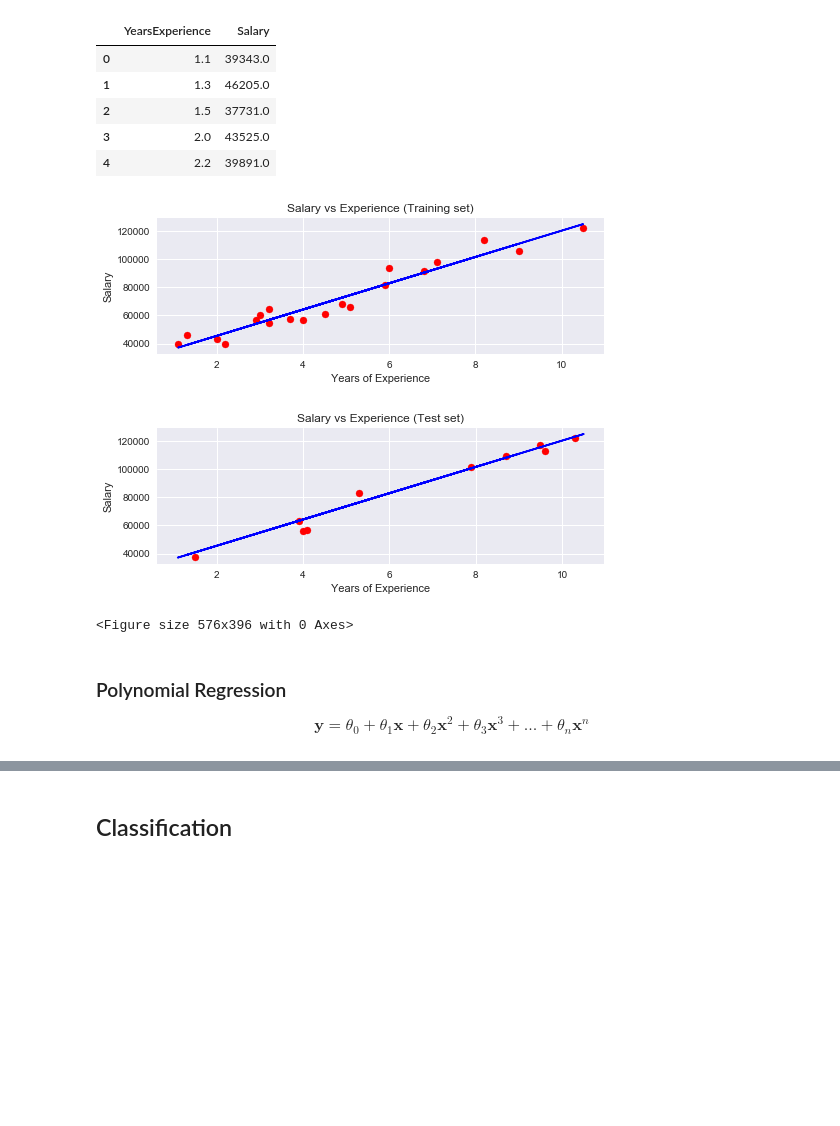
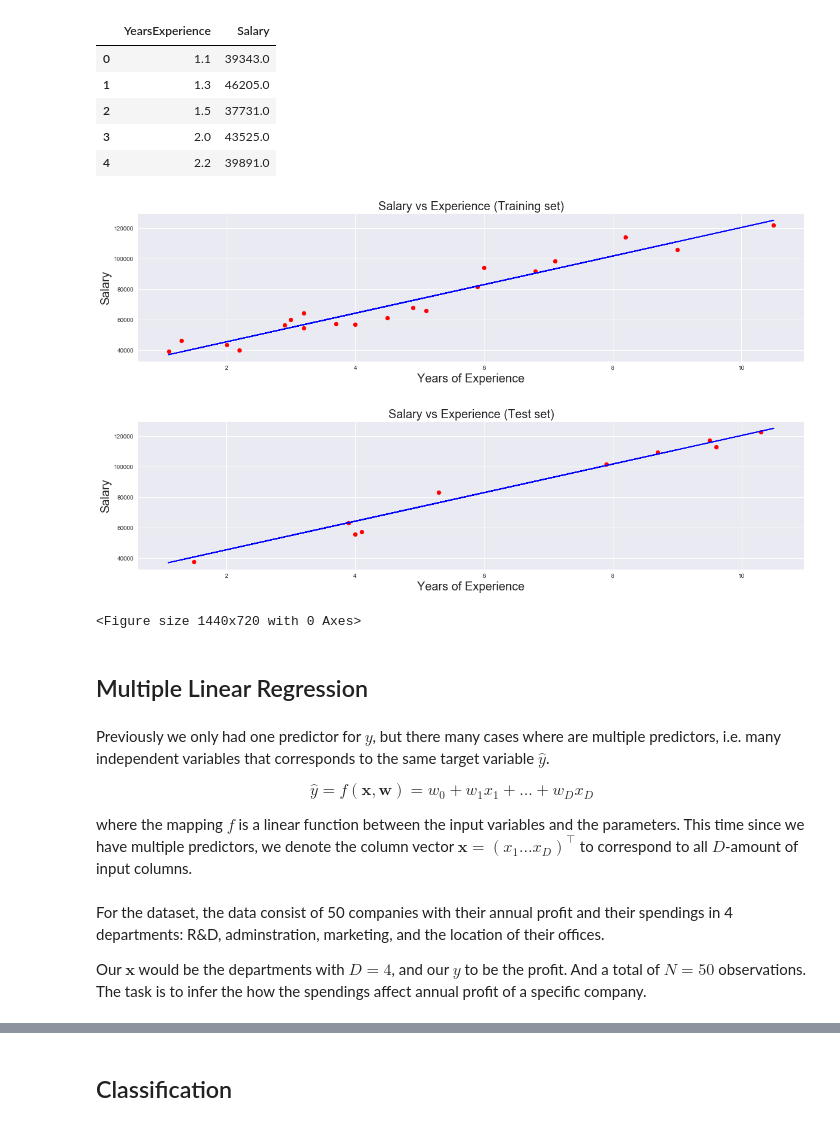
Before and after one commit to fz16336/Machine-Learning, a Jupyter notebook: SupervisedLearning.ipynb, the cells around one changed output, grey strips where cells are left out. Cells and saved outputs as stored; diff of their text form; code cells hidden in the pictures; blank space fills up the shorter version.

```diff
--- a/SupervisedLearning.ipynb
+++ b/SupervisedLearning.ipynb
@@ -16,2 +16,17 @@ plt.style.use('seaborn')
+# %%
+import numpy as np
+import matplotlib.pyplot as plt
+from matplotlib.colors import ListedColormap
+plt.style.use('seaborn')
+import matplotlib.pylab as pylab
+pylab.rcParams['figure.figsize'] = (20, 10)
+pylab.rcParams['font.size'] = 24
+import pandas as pd
+import warnings
+# These warnings filter are only to
+# Reminder: some functions in sckitlearn have been/will be depreceated, remember to lookup replacements. Uncomment for info
+warnings.simplefilter(action='ignore', category=FutureWarning)
+warnings.simplefilter(action='ignore', category=DeprecationWarning)
+#warnings.filterwarnings(action='ignore', category=DataConversionWarning)
 # %% [markdown]
 ## Regression
@@ -35,44 +63,52 @@ data.head() # use data.head(data.shape[0]) to show all rows
 | 3 | 2.0 | 43525.0 |
 | 4 | 2.2 | 39891.0 |
 # %%
+pylab.rcParams['figure.figsize'] = (20, 10)
+pylab.rcParams['font.size'] = 24
 # Splitting the dataset into the Training set and Test set
-from sklearn.model_selection import train_test_split
 X_train, X_test, y_train, y_test = train_test_split(X, y, test_size = 1/3, random_state = 0)
 
 # Fitting Simple Linear Regression to the Training set
-from sklearn.linear_model import LinearRegression
 regressor = LinearRegression()
 regressor.fit(X_train, y_train)
 
 # Predicting the Test set results
 y_pred = regressor.predict(X_test)
 
 # Visualising the Training set results
-plt.style.use('seaborn')
 plt.subplot(2,1,1)
 plt.scatter(X_train, y_train, color = 'red')
 plt.plot(X_train, regressor.predict(X_train), color = 'blue')
-plt.title('Salary vs Experience (Training set)')
-plt.xlabel('Years of Experience')
-plt.ylabel('Salary')
+plt.title('Salary vs Experience (Training set)',fontsize = 20)
+plt.xlabel('Years of Experience',fontsize = 20)
+plt.ylabel('Salary',fontsize = 20)
 plt.show()
 
 # Visualising the Test set results
 plt.subplot(2,1,2)
 plt.scatter(X_test, y_test, color = 'red')
 plt.plot(X_train, regressor.predict(X_train), color = 'blue')
-plt.title('Salary vs Experience (Test set)')
-plt.xlabel('Years of Experience')
-plt.ylabel('Salary')
+plt.title('Salary vs Experience (Test set)', fontsize = 20)
+plt.xlabel('Years of Experience',fontsize = 20)
+plt.ylabel('Salary',fontsize = 20)
 plt.show()
 
 plt.tight_layout()
 # %% [output]
-[figure, old version]
+[figure, new version]
-[figure, old version]
+[figure, new version]
-<Figure size 576x396 with 0 Axes>
+<Figure size 1440x720 with 0 Axes>
-# %% [markdown]
-### Polynomial Regression
-$$
-\mathbf{y} = \theta_{0} + \theta_{1}\mathbf{x} + \theta_{2}\mathbf{x}^{2} + \theta_{3}\mathbf{x}^{3} + ... + \theta_{n}\mathbf{x}^{n}
-$$
+# %% [markdown]
+## Multiple Linear Regression
+# %% [markdown]
+Previously we only had one predictor for $y$, but there many cases where are multiple predictors, i.e. many independent variables that corresponds to the same target variable $\hat{y}$.
+
+$$
+\hat{y} = f(\mathbf{x},\mathbf{w}) = w_{0} + w_{1}x_{1} + ... + w_{D}x_{D}
+$$
+
+where the mapping $f$ is a linear function between the input variables and the parameters. This time since we have multiple predictors, we denote the column vector $\mathbf{x} = ({x}_{1} ... {x}_{D})^\intercal$ to correspond to all $D$-amount of input columns.
+# %% [markdown]
+For the dataset, the data consist of 50 companies with their annual profit and their spendings in 4 departments: R&D, adminstration, marketing, and the location of their offices.
+
+Our $\mathbf{x}$ would be the departments with $D=4$, and our $y$ to be the profit. And a total of  $N=50$ observations. The task is to infer the how the spendings affect annual profit of a specific company.
```
Also changed, not shown: parts of 25 cells of this notebook.
